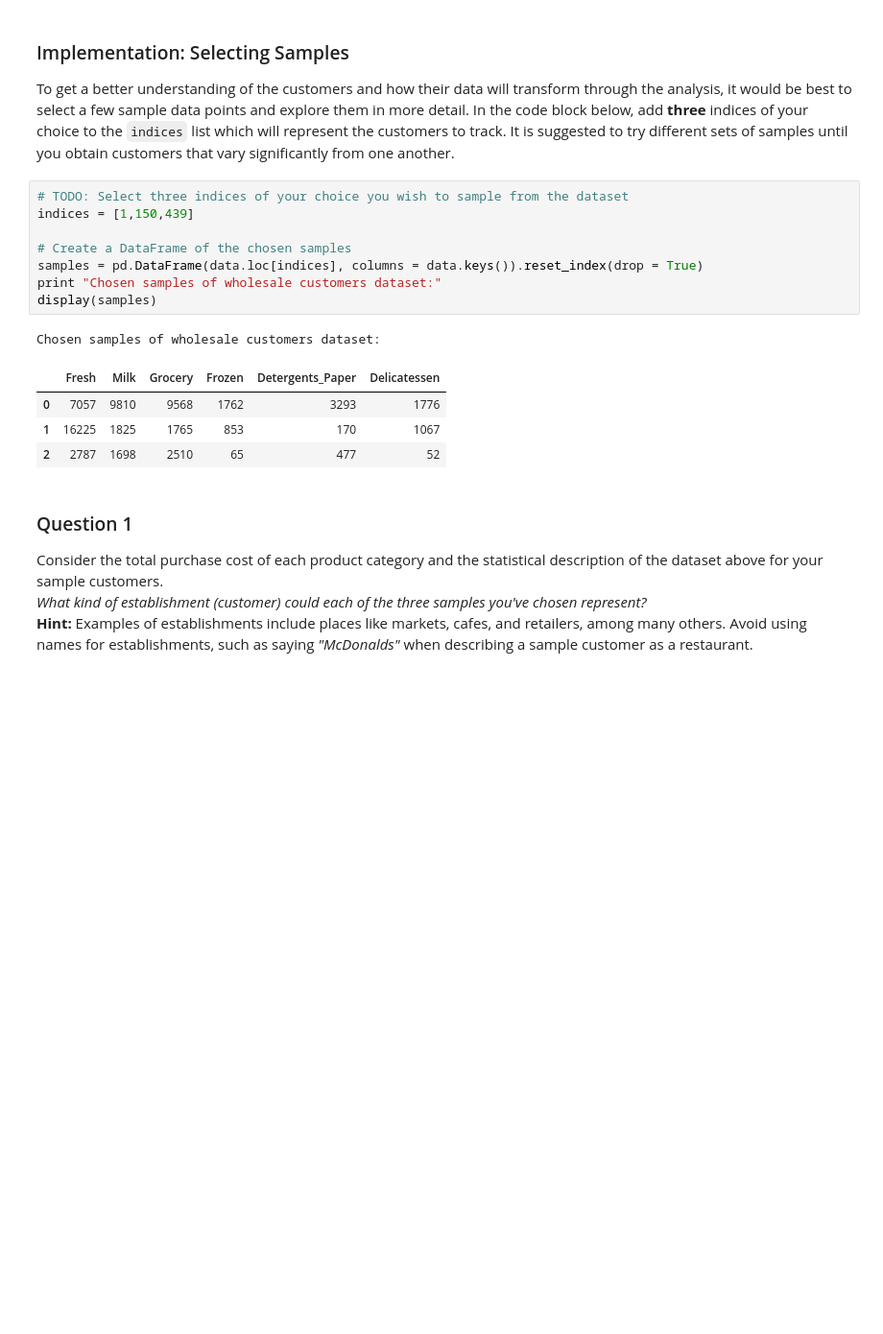
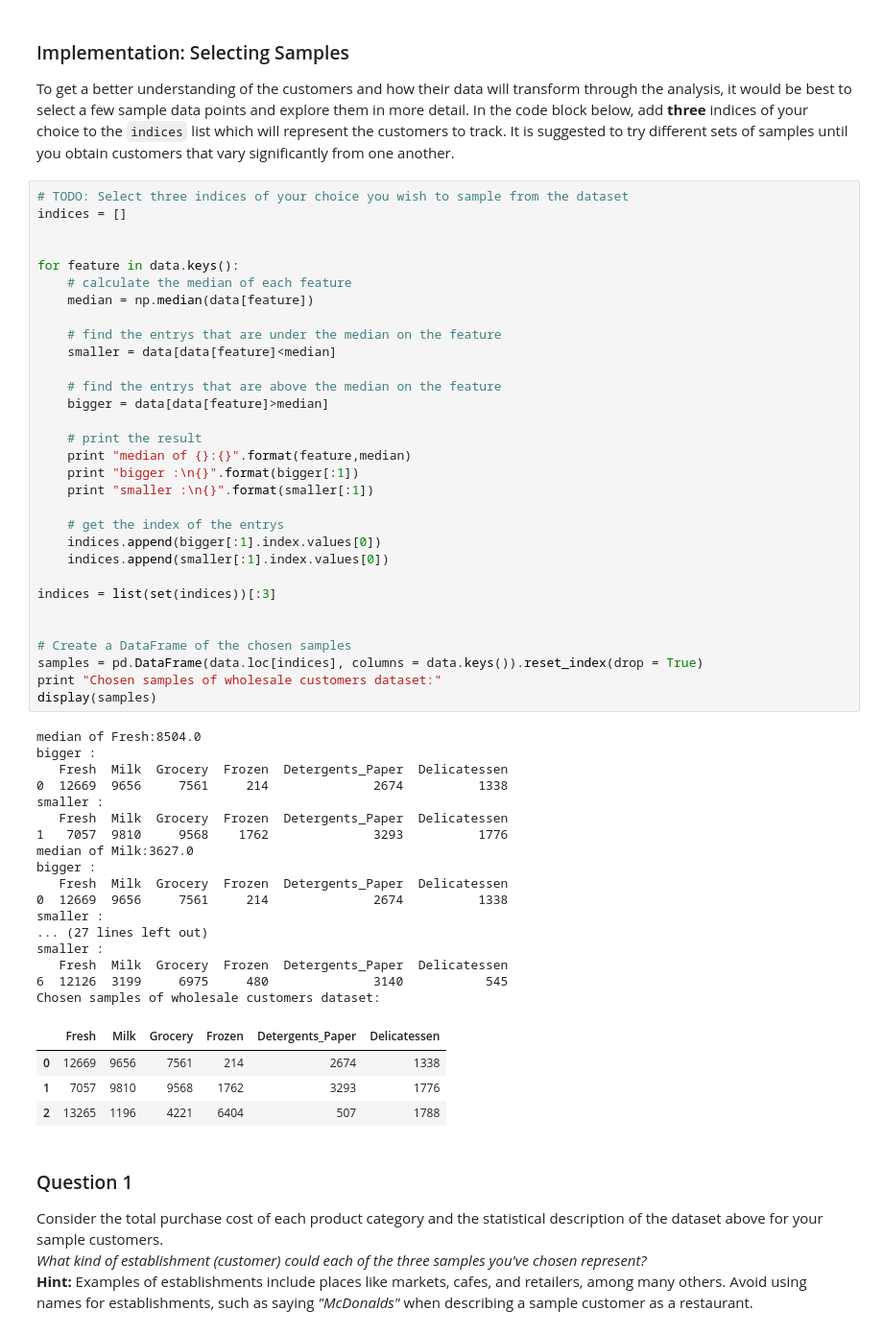
Before and after one commit to WillianPaiva/machine-learning, a Jupyter notebook: projects/customer_segments/customer_segments.ipynb, the cells around one changed output. Shown: that part at 96% size. Drawn from its saved outputs; the diff is of its cells as text; blank space fills up the shorter version.

```diff
--- a/projects/customer_segments/customer_segments.ipynb
+++ b/projects/customer_segments/customer_segments.ipynb
@@ -60,18 +60,57 @@ display(data.describe())
 To get a better understanding of the customers and how their data will transform through the analysis, it would be best to select a few sample data points and explore them in more detail. In the code block below, add **three** indices of your choice to the `indices` list which will represent the customers to track. It is suggested to try different sets of samples until you obtain customers that vary significantly from one another.
 # %%
 # TODO: Select three indices of your choice you wish to sample from the dataset
-indices = [1,150,439]
+indices = []
+
+
+for feature in data.keys():
+    # calculate the median of each feature
+    median = np.median(data[feature])
+
+    # find the entrys that are under the median on the feature
+    smaller = data[data[feature]<median]
+
+    # find the entrys that are above the median on the feature
+    bigger = data[data[feature]>median]
+
+    # print the result
+    print "median of {}:{}".format(feature,median)
+    print "bigger :\n{}".format(bigger[:1])
+    print "smaller :\n{}".format(smaller[:1])
+
+    # get the index of the entrys
+    indices.append(bigger[:1].index.values[0])
+    indices.append(smaller[:1].index.values[0])
+
+indices = list(set(indices))[:3]
+
 
 # Create a DataFrame of the chosen samples
 samples = pd.DataFrame(data.loc[indices], columns = data.keys()).reset_index(drop = True)
 print "Chosen samples of wholesale customers dataset:"
 display(samples)
 # %% [output]
+median of Fresh:8504.0
+bigger :
+   Fresh  Milk  Grocery  Frozen  Detergents_Paper  Delicatessen
+0  12669  9656     7561     214              2674          1338
+smaller :
+   Fresh  Milk  Grocery  Frozen  Detergents_Paper  Delicatessen
+1   7057  9810     9568    1762              3293          1776
+median of Milk:3627.0
+bigger :
+   Fresh  Milk  Grocery  Frozen  Detergents_Paper  Delicatessen
+0  12669  9656     7561     214              2674          1338
+smaller :
+... (27 lines left out)
+smaller :
+   Fresh  Milk  Grocery  Frozen  Detergents_Paper  Delicatessen
+6  12126  3199     6975     480              3140           545
 Chosen samples of wholesale customers dataset:
 |  | Fresh | Milk | Grocery | Frozen | Detergents_Paper | Delicatessen |
-| 0 | 7057 | 9810 | 9568 | 1762 | 3293 | 1776 |
-| 1 | 16225 | 1825 | 1765 | 853 | 170 | 1067 |
-| 2 | 2787 | 1698 | 2510 | 65 | 477 | 52 |
+| 0 | 12669 | 9656 | 7561 | 214 | 2674 | 1338 |
+| 1 | 7057 | 9810 | 9568 | 1762 | 3293 | 1776 |
+| 2 | 13265 | 1196 | 4221 | 6404 | 507 | 1788 |
 # %% [markdown]
 ### Question 1
 Consider the total purchase cost of each product category and the statistical description of the dataset above for your sample customers.
```
Also changed, not shown: parts of 27 cells of this notebook, 1 other file.
